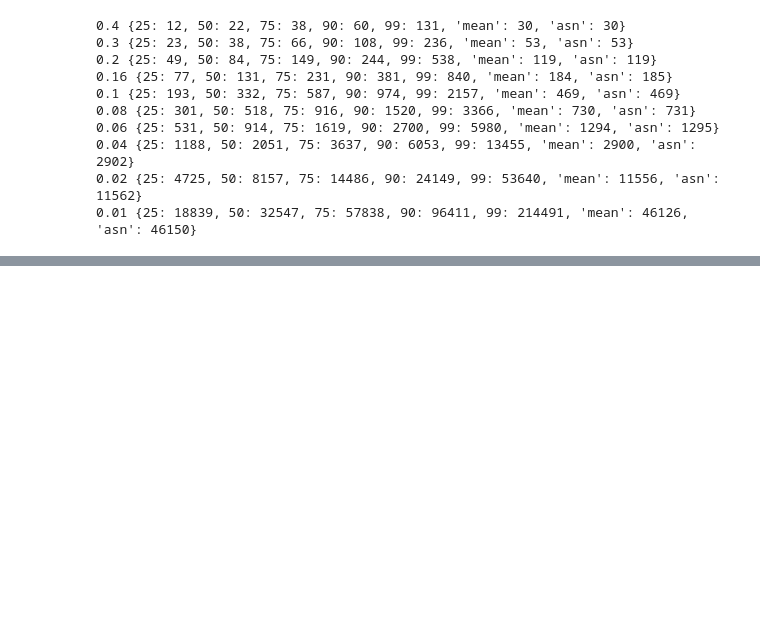
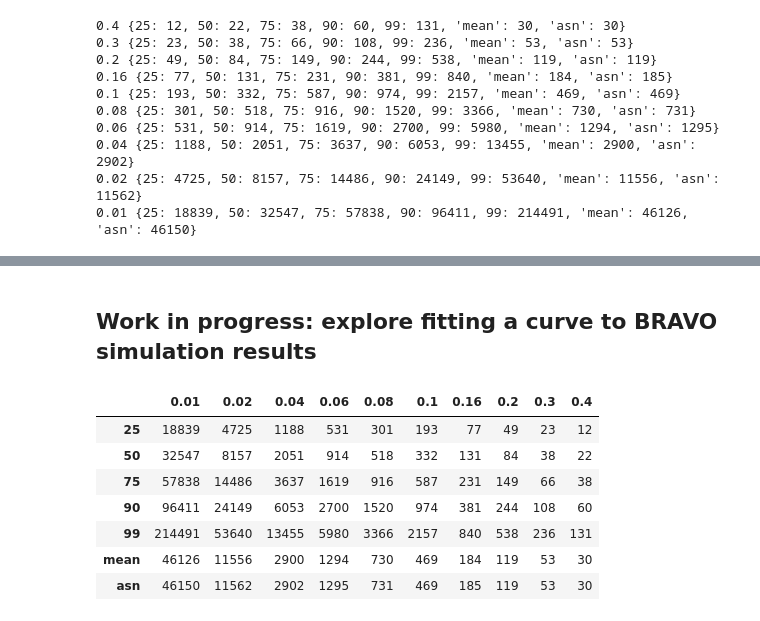
Before and after one commit to gwexploratoryaudits/brla_explore, a Jupyter notebook: notebook/optimalaudit.ipynb, the cells around one changed output, grey strips where cells are left out. Cells and saved outputs as stored; diff of their text form; code cells hidden in the pictures; blank space fills up the shorter version.

```diff
--- a/notebook/optimalaudit.ipynb
+++ b/notebook/optimalaudit.ipynb
@@ -94,0 +277,2 @@ Normalized: 2.298, ballots: 106074 for round schedule [90, 99]
+# %% [markdown]
+## Work in progress: explore fitting a curve to BRAVO simulation results
@@ -94,0 +284,11 @@ Normalized: 2.298, ballots: 106074 for round schedule [90, 99]
+# %%
+df
+# %% [output]
+|  | 0.01 | 0.02 | 0.04 | 0.06 | 0.08 | 0.1 | 0.16 | 0.2 | 0.3 | 0.4 |
+| 25 | 18839 | 4725 | 1188 | 531 | 301 | 193 | 77 | 49 | 23 | 12 |
+| 50 | 32547 | 8157 | 2051 | 914 | 518 | 332 | 131 | 84 | 38 | 22 |
+| 75 | 57838 | 14486 | 3637 | 1619 | 916 | 587 | 231 | 149 | 66 | 38 |
+| 90 | 96411 | 24149 | 6053 | 2700 | 1520 | 974 | 381 | 244 | 108 | 60 |
+| 99 | 214491 | 53640 | 13455 | 5980 | 3366 | 2157 | 840 | 538 | 236 | 131 |
+| mean | 46126 | 11556 | 2900 | 1294 | 730 | 469 | 184 | 119 | 53 | 30 |
+| asn | 46150 | 11562 | 2902 | 1295 | 731 | 469 | 185 | 119 | 53 | 30 |
```
Also changed, not shown: parts of 30 cells of this notebook.
